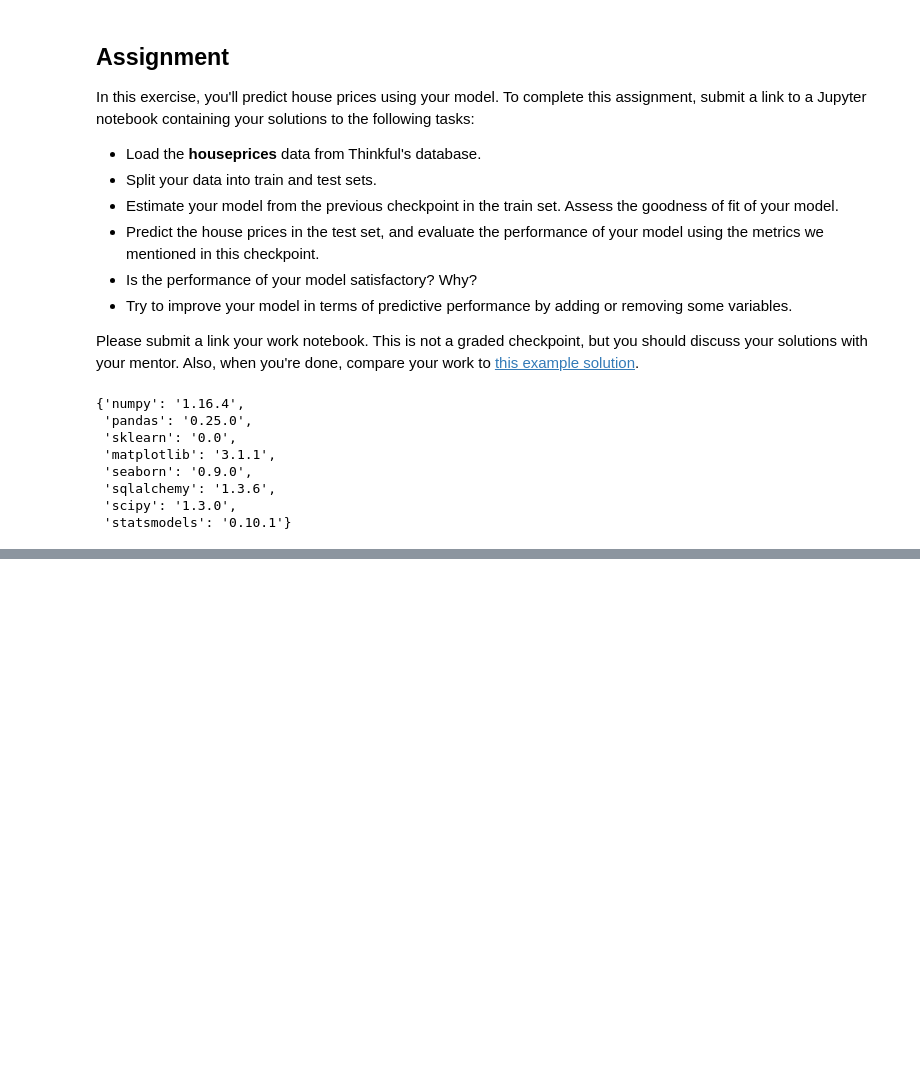
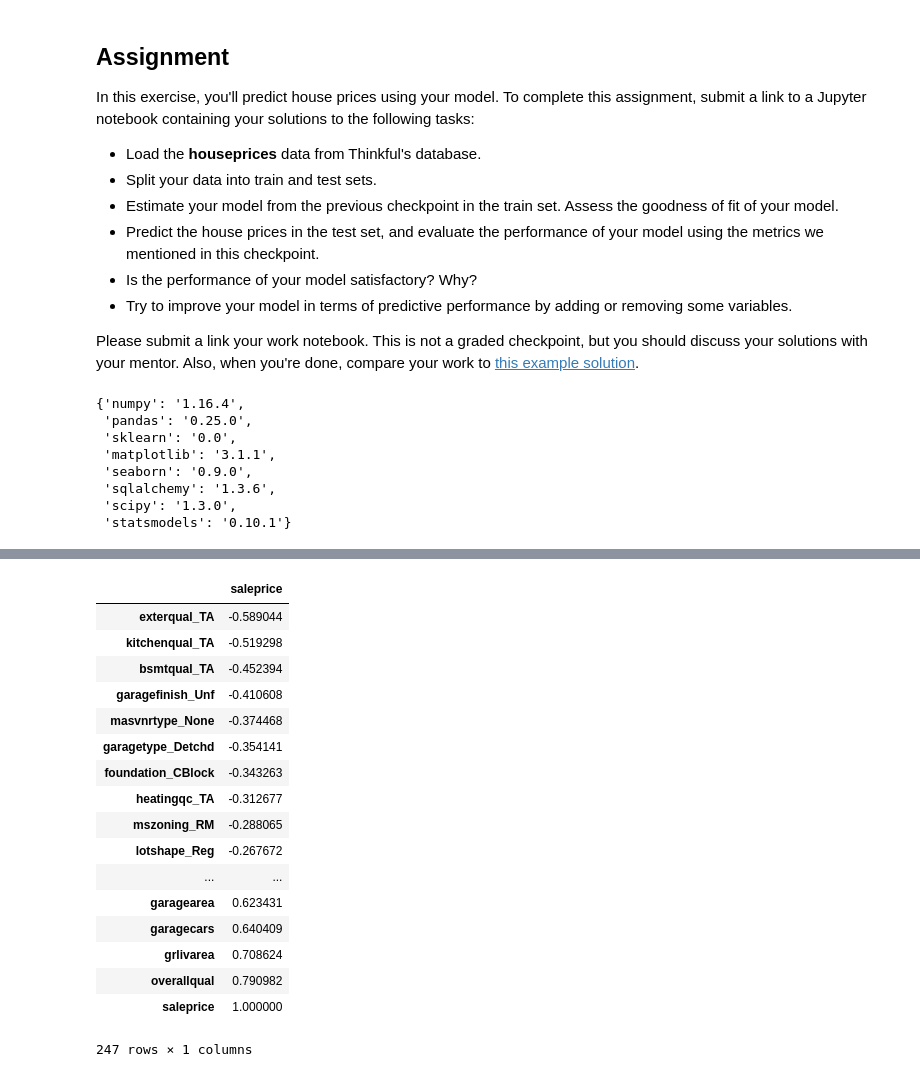
Before and after one commit to chrisoyer/thinkful_notes, a Jupyter notebook: Unit_2_supervised_learning/19.6_making_predictions_drill.ipynb, the cells around one changed output, grey strips where cells are left out. Saved outputs shown, nothing was run; the diff lists cells and outputs as text; code cells hidden in the pictures; blank space fills up the shorter version.

```diff
--- a/Unit_2_supervised_learning/19.6_making_predictions_drill.ipynb
+++ b/Unit_2_supervised_learning/19.6_making_predictions_drill.ipynb
@@ -112,0 +145,32 @@ ValueError: shapes (292,5) and (4,) not aligned: 5 (dim 1) != 4 (dim 0)
+# %%
+#create df with categorical variables to select some features from
+categorical_feat = house_df.dtypes[house_df.dtypes == 'object'].index
+new_categories_df = pd.DataFrame()
+for feature in categorical_feat:
+    new_categories_df = pd.concat([new_categories_df,
+                                   pd.get_dummies(house_df[feature], columns=categorical_feat, drop_first=True, prefix = feature)], axis=1)
+#append numerical features to new df
+new_categories_df = pd.concat([new_categories_df,
+                               house_df.filter(items=(house_df.columns[(house_df.dtypes.values != 'object').tolist()]), axis=1) ],
+                              axis=1) #tolist() needed to avoid hashability issue
+# %%
+new_categories_df.corr()[["saleprice"]].sort_values(by='saleprice')
+# %% [output]
+|  | saleprice |
+| exterqual_TA | -0.589044 |
+| kitchenqual_TA | -0.519298 |
+| bsmtqual_TA | -0.452394 |
+| garagefinish_Unf | -0.410608 |
+| masvnrtype_None | -0.374468 |
+| garagetype_Detchd | -0.354141 |
+| foundation_CBlock | -0.343263 |
+| heatingqc_TA | -0.312677 |
+| mszoning_RM | -0.288065 |
+| lotshape_Reg | -0.267672 |
+| ... | ... |
+| garagearea | 0.623431 |
+| garagecars | 0.640409 |
+| grlivarea | 0.708624 |
+| overallqual | 0.790982 |
+| saleprice | 1.000000 |
+247 rows × 1 columns
```
Also changed, not shown: parts of 13 cells of this notebook, 3 other files.
